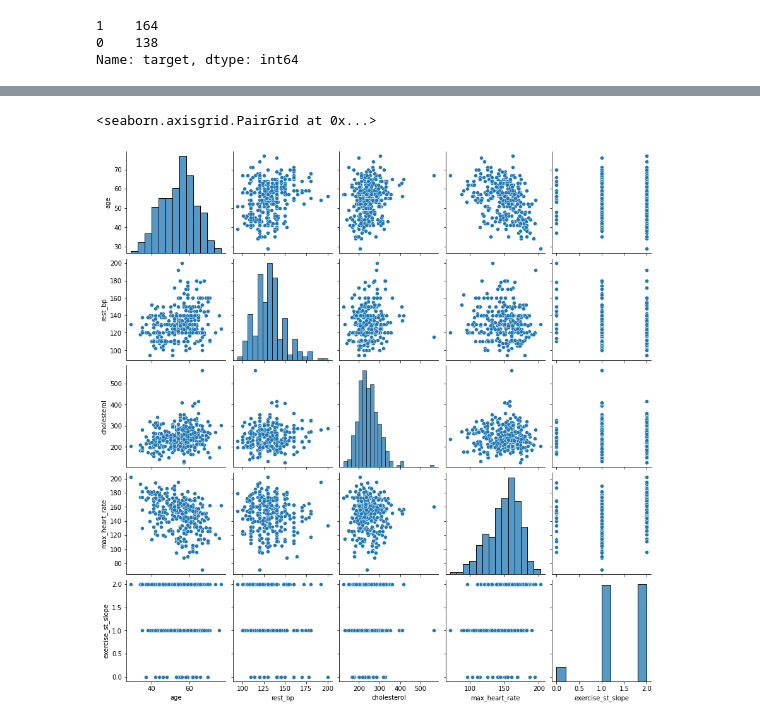
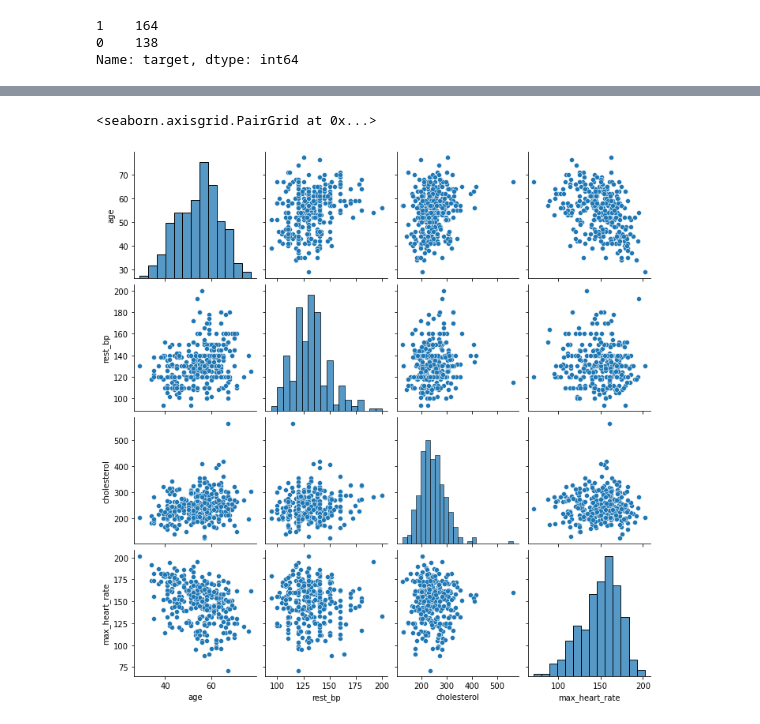
Before and after one commit to Zenoix/Heart-Disease-Dataset, a Jupyter notebook: notebook.ipynb, the cells around one changed output, grey strips where cells are left out. Cells and saved outputs as stored; diff of their text form; code cells hidden in the pictures.

Commit message:
Created pairplots for numerical variables

```diff
--- a/notebook.ipynb
+++ b/notebook.ipynb
@@ -127,7 +127,7 @@ df.describe()
 | 75% | 61.00000 | 1.000000 | 2.000000 | 140.000000 | 274.750000 | 0.000000 | 1.000000 | ... |
 | max | 77.00000 | 1.000000 | 3.000000 | 200.000000 | 564.000000 | 1.000000 | 2.000000 | ... |
 # %%
-sns.pairplot(df[["age", "rest_bp", "cholesterol", "max_heart_rate", "exercise_st_slope"]])
+sns.pairplot(df[["age", "rest_bp", "cholesterol", "max_heart_rate"]])
 # %% [output]
 <seaborn.axisgrid.PairGrid at 0x...>
-[figure, old version]
+[figure, new version]
```
